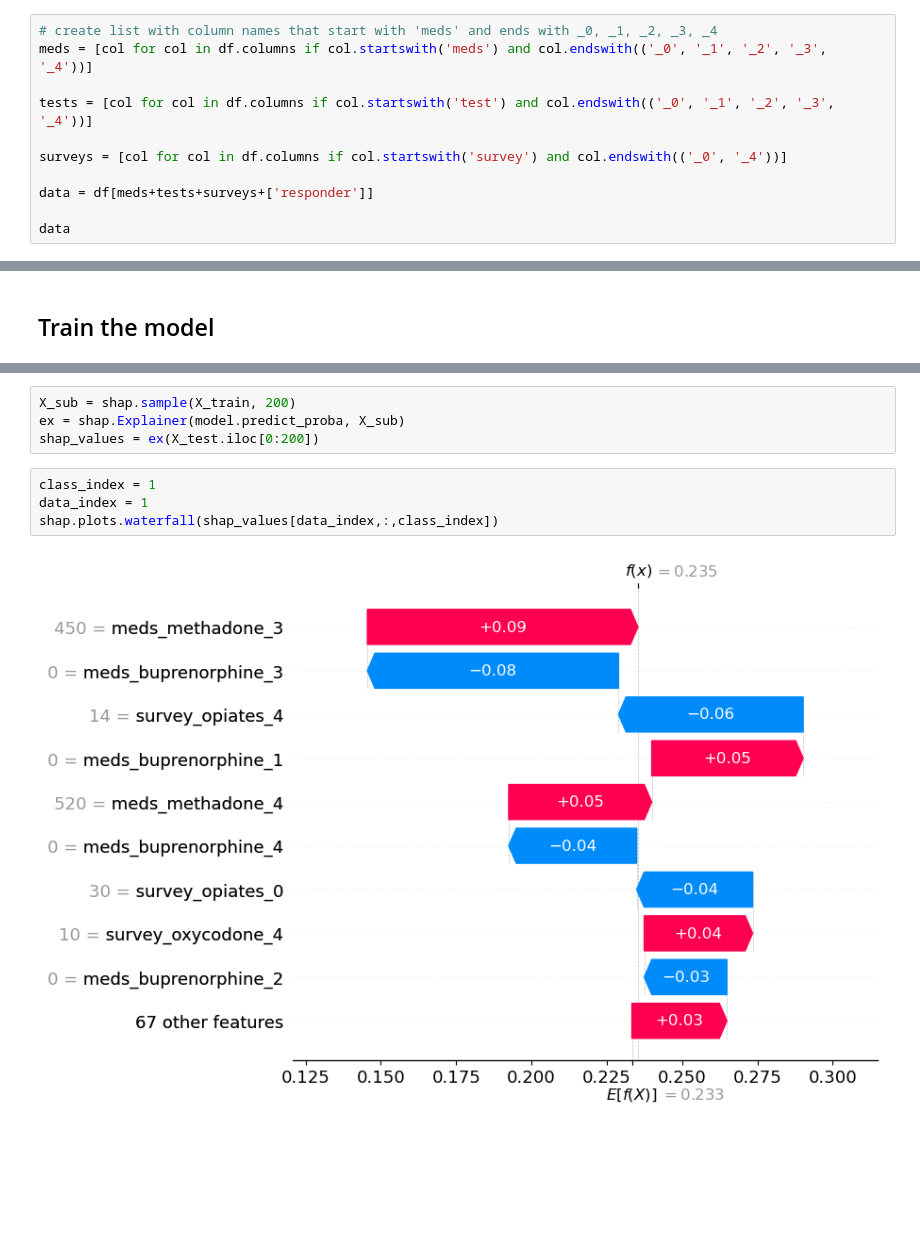
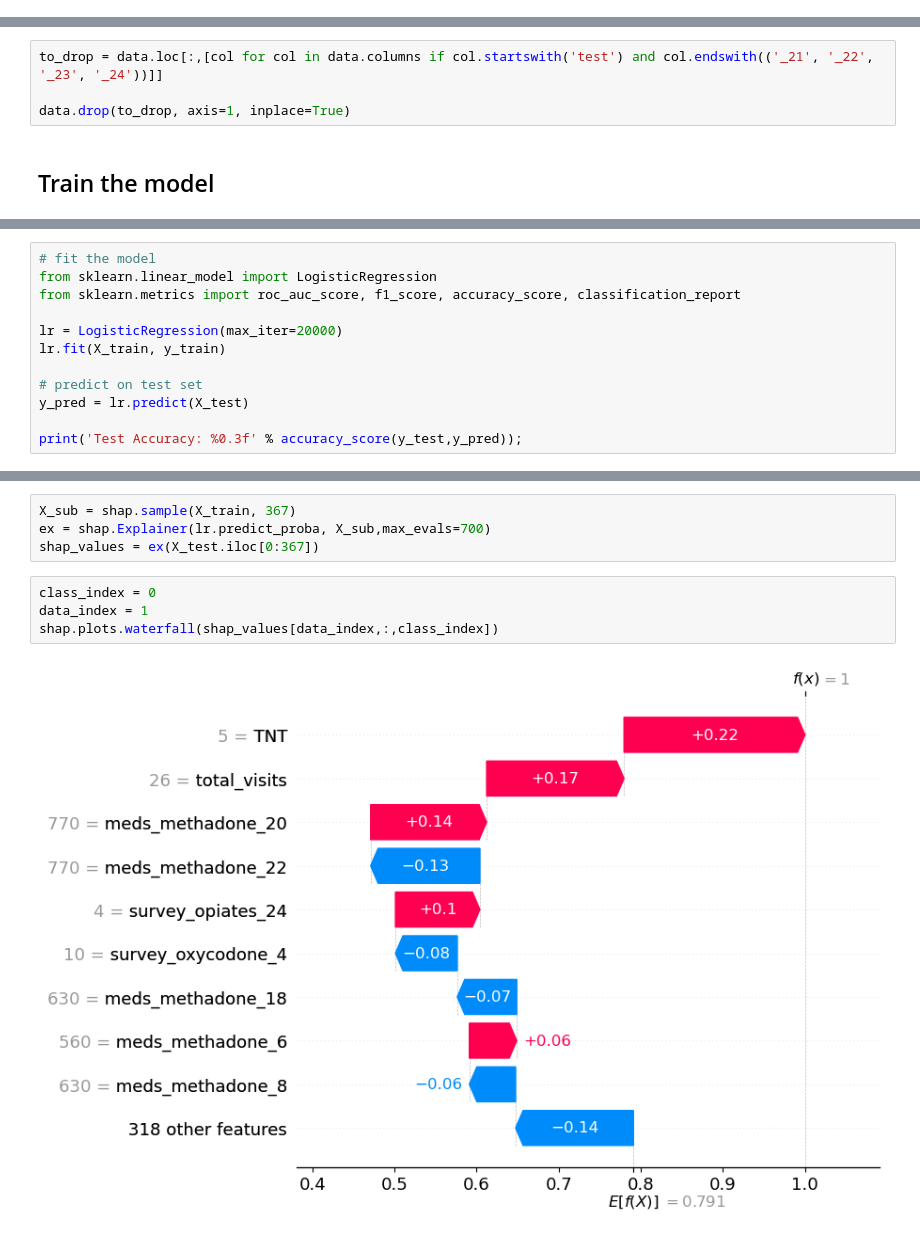
Before and after one commit to DanHerman212/oud_treatment_outcome, a Jupyter notebook: notebooks/5_sklearn_logistic_regression.ipynb, the cells around one changed output, grey strips where cells are left out. Drawn from its saved outputs; the diff is of its cells as text; blank space fills up the shorter version.

```diff
--- a/notebooks/5_sklearn_logistic_regression.ipynb
+++ b/notebooks/5_sklearn_logistic_regression.ipynb
@@ -11,11 +11,0 @@ df = pd.read_csv('~/Desktop/datacamp/merged_inputed_data.csv')
-# %%
-# create list with column names that start with 'meds' and ends with _0, _1, _2, _3, _4
-meds = [col for col in df.columns if col.startswith('meds') and col.endswith(('_0', '_1', '_2', '_3', '_4'))]
-
-tests = [col for col in df.columns if col.startswith('test') and col.endswith(('_0', '_1', '_2', '_3', '_4'))]
-
-surveys = [col for col in df.columns if col.startswith('survey') and col.endswith(('_0', '_4'))]
-
-data = df[meds+tests+surveys+['responder']]
-
-data
@@ -36,3 +14,7 @@ data
+# %%
+to_drop = data.loc[:,[col for col in data.columns if col.startswith('test') and col.endswith(('_21', '_22', '_23', '_24'))]]
+
+data.drop(to_drop, axis=1, inplace=True)
 # %% [markdown]
 ## Train the model
 # %%
@@ -89,0 +27,12 @@ Accuracy: 0.7318007662835249
+# %%
+# fit the model
+from sklearn.linear_model import LogisticRegression
+from sklearn.metrics import roc_auc_score, f1_score, accuracy_score, classification_report
+
+lr = LogisticRegression(max_iter=20000)
+lr.fit(X_train, y_train)
+
+# predict on test set
+y_pred = lr.predict(X_test)
+
+print('Test Accuracy: %0.3f' % accuracy_score(y_test,y_pred));
@@ -90,13 +62,13 @@ Accuracy: 0.7318007662835249
 # %%
-X_sub = shap.sample(X_train, 200)
-ex = shap.Explainer(model.predict_proba, X_sub)
-shap_values = ex(X_test.iloc[0:200])
+X_sub = shap.sample(X_train, 367)
+ex = shap.Explainer(lr.predict_proba, X_sub,max_evals=700)
+shap_values = ex(X_test.iloc[0:367])
 # %%
-class_index = 1
+class_index = 0
 data_index = 1
 shap.plots.waterfall(shap_values[data_index,:,class_index])
 # %% [output]
-[figure, old version]
+[figure, new version]
 # %%
 class_index = 0
 data_index = 98
```
Also changed, not shown: parts of 16 cells of this notebook, 7 other files.
